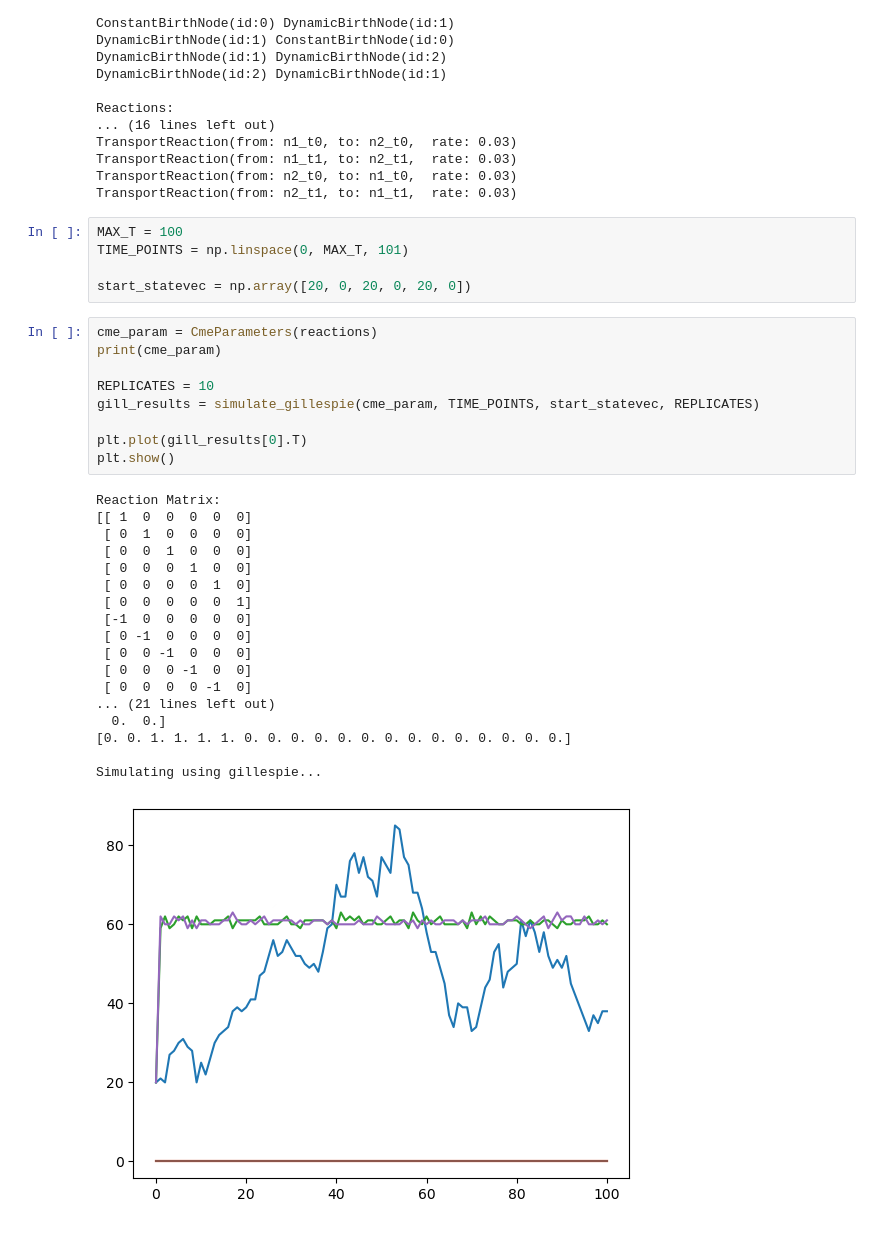
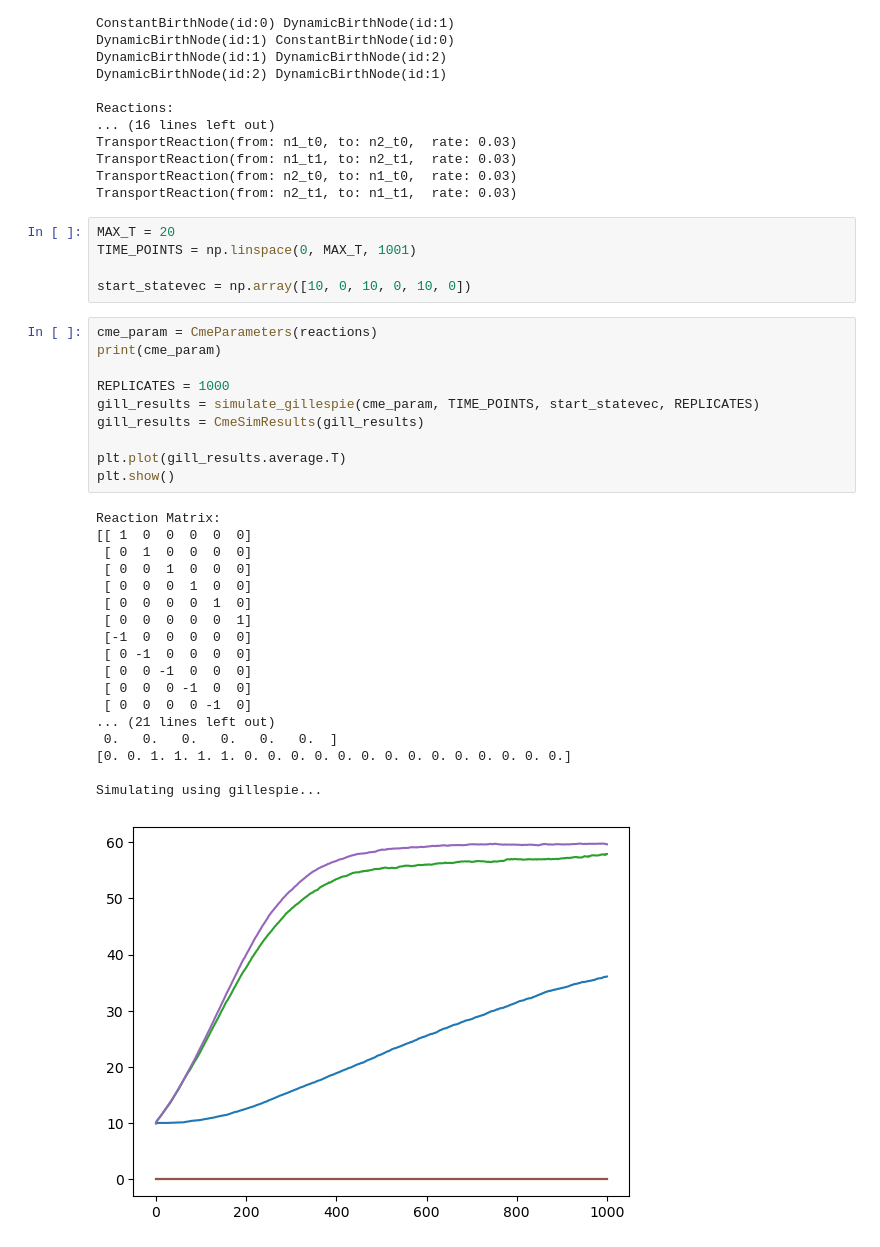
Before and after one commit to dkornai/ssd-simulator, a Jupyter notebook: demo.ipynb, the cells around one changed output. Saved outputs shown, nothing was run; the diff lists cells and outputs as text.

Commit message:
demonstration of identical ODE and CME results

```diff
--- a/demo.ipynb
+++ b/demo.ipynb
@@ -55,35 +55,36 @@ TransportReaction(from: n1_t1, to: n2_t1,  rate: 0.03)
 TransportReaction(from: n2_t0, to: n1_t0,  rate: 0.03)
 TransportReaction(from: n2_t1, to: n1_t1,  rate: 0.03)
 # %%
-MAX_T = 100
-TIME_POINTS = np.linspace(0, MAX_T, 101)
+MAX_T = 20
+TIME_POINTS = np.linspace(0, MAX_T, 1001)
 
-start_statevec = np.array([20, 0, 20, 0, 20, 0])
+start_statevec = np.array([10, 0, 10, 0, 10, 0])
 # %%
 cme_param = CmeParameters(reactions)
 print(cme_param)
 
-REPLICATES = 10
+REPLICATES = 1000
 gill_results = simulate_gillespie(cme_param, TIME_POINTS, start_statevec, REPLICATES)
+gill_results = CmeSimResults(gill_results)
 
-plt.plot(gill_results[0].T)
+plt.plot(gill_results.average.T)
 plt.show()
 # %% [output]
 Reaction Matrix:
 [[ 1  0  0  0  0  0]
  [ 0  1  0  0  0  0]
  [ 0  0  1  0  0  0]
  [ 0  0  0  1  0  0]
  [ 0  0  0  0  1  0]
  [ 0  0  0  0  0  1]
  [-1  0  0  0  0  0]
  [ 0 -1  0  0  0  0]
  [ 0  0 -1  0  0  0]
  [ 0  0  0 -1  0  0]
  [ 0  0  0  0 -1  0]
 ... (21 lines left out)
-  0.  0.]
+ 0.   0.   0.   0.   0.   0.  ]
 [0. 0. 1. 1. 1. 1. 0. 0. 0. 0. 0. 0. 0. 0. 0. 0. 0. 0. 0. 0.]
 
 Simulating using gillespie...
-[figure, old version]
+[figure, new version]
```
Also changed, not shown: parts of 4 cells of this notebook.
